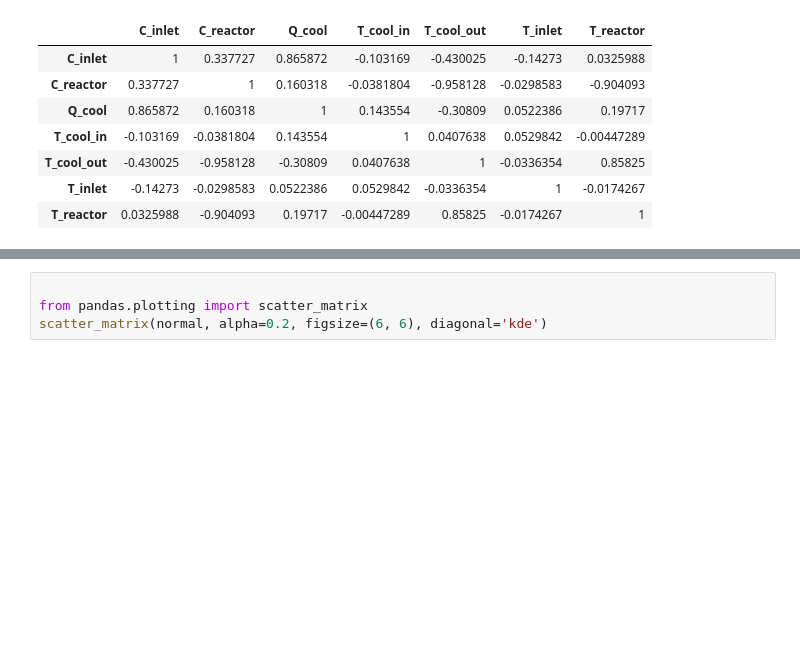
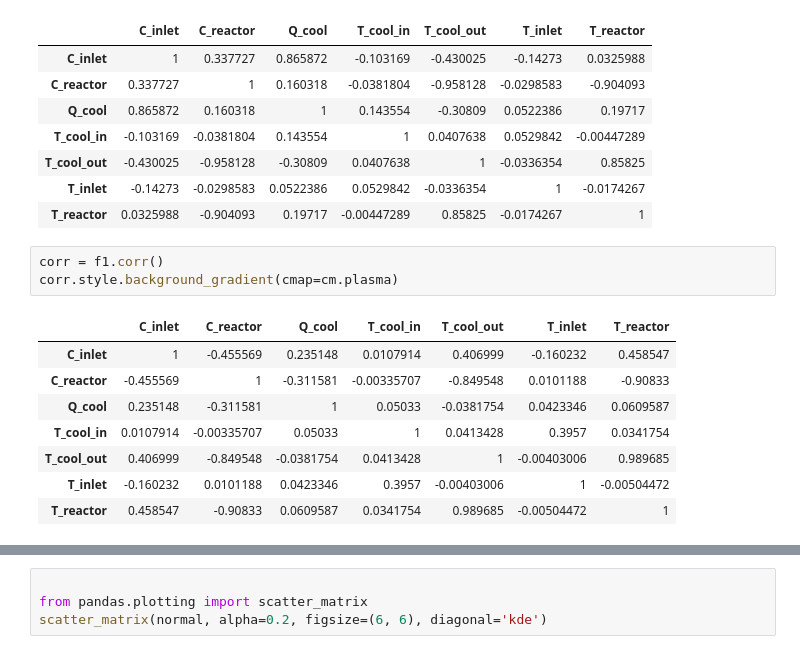
Before and after one commit to someoneinthecrowd/CSTR-chemical-timeseries, a Jupyter notebook: Final AI.ipynb, the cells around one changed output, grey strips where cells are left out. Saved outputs shown, nothing was run; the diff lists cells and outputs as text; blank space fills up the shorter version.

```diff
--- a/Final AI.ipynb
+++ b/Final AI.ipynb
@@ -47,6 +62,18 @@ corr.style.background_gradient(cmap=cm.plasma)
 | T_cool_out | -0.430025 | -0.958128 | -0.30809 | 0.0407638 | 1 | -0.0336354 | 0.85825 |
 | T_inlet | -0.14273 | -0.0298583 | 0.0522386 | 0.0529842 | -0.0336354 | 1 | -0.0174267 |
 | T_reactor | 0.0325988 | -0.904093 | 0.19717 | -0.00447289 | 0.85825 | -0.0174267 | 1 |
+# %%
+corr = f1.corr()
+corr.style.background_gradient(cmap=cm.plasma)
+# %% [output]
+|  | C_inlet | C_reactor | Q_cool | T_cool_in | T_cool_out | T_inlet | T_reactor |
+| C_inlet | 1 | -0.455569 | 0.235148 | 0.0107914 | 0.406999 | -0.160232 | 0.458547 |
+| C_reactor | -0.455569 | 1 | -0.311581 | -0.00335707 | -0.849548 | 0.0101188 | -0.90833 |
+| Q_cool | 0.235148 | -0.311581 | 1 | 0.05033 | -0.0381754 | 0.0423346 | 0.0609587 |
+| T_cool_in | 0.0107914 | -0.00335707 | 0.05033 | 1 | 0.0413428 | 0.3957 | 0.0341754 |
+| T_cool_out | 0.406999 | -0.849548 | -0.0381754 | 0.0413428 | 1 | -0.00403006 | 0.989685 |
+| T_inlet | -0.160232 | 0.0101188 | 0.0423346 | 0.3957 | -0.00403006 | 1 | -0.00504472 |
+| T_reactor | 0.458547 | -0.90833 | 0.0609587 | 0.0341754 | 0.989685 | -0.00504472 | 1 |
 # %%
 import seaborn as sns
 sns.set(style="ticks")
```
Also changed, not shown: parts of 4 cells of this notebook.
